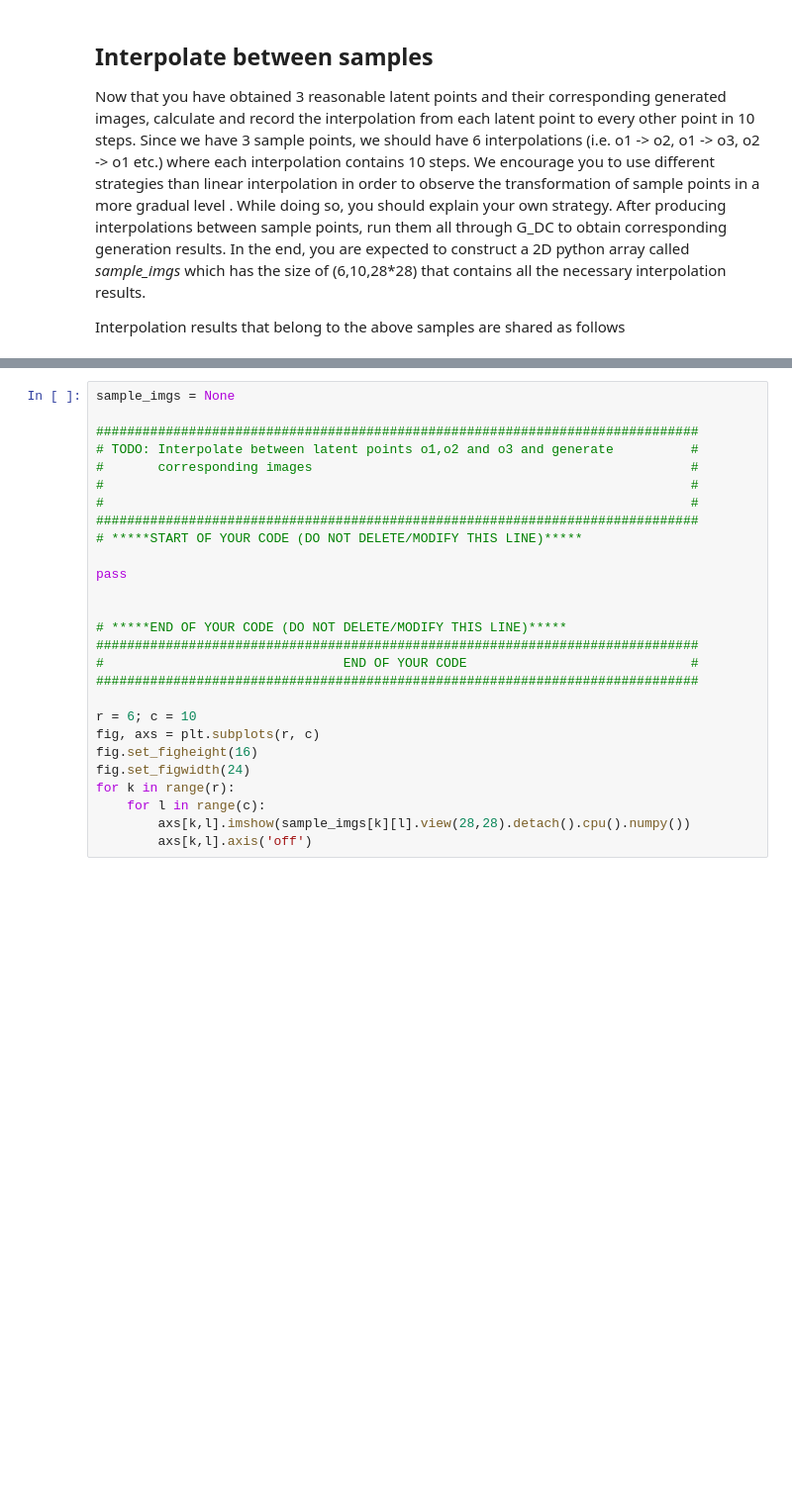
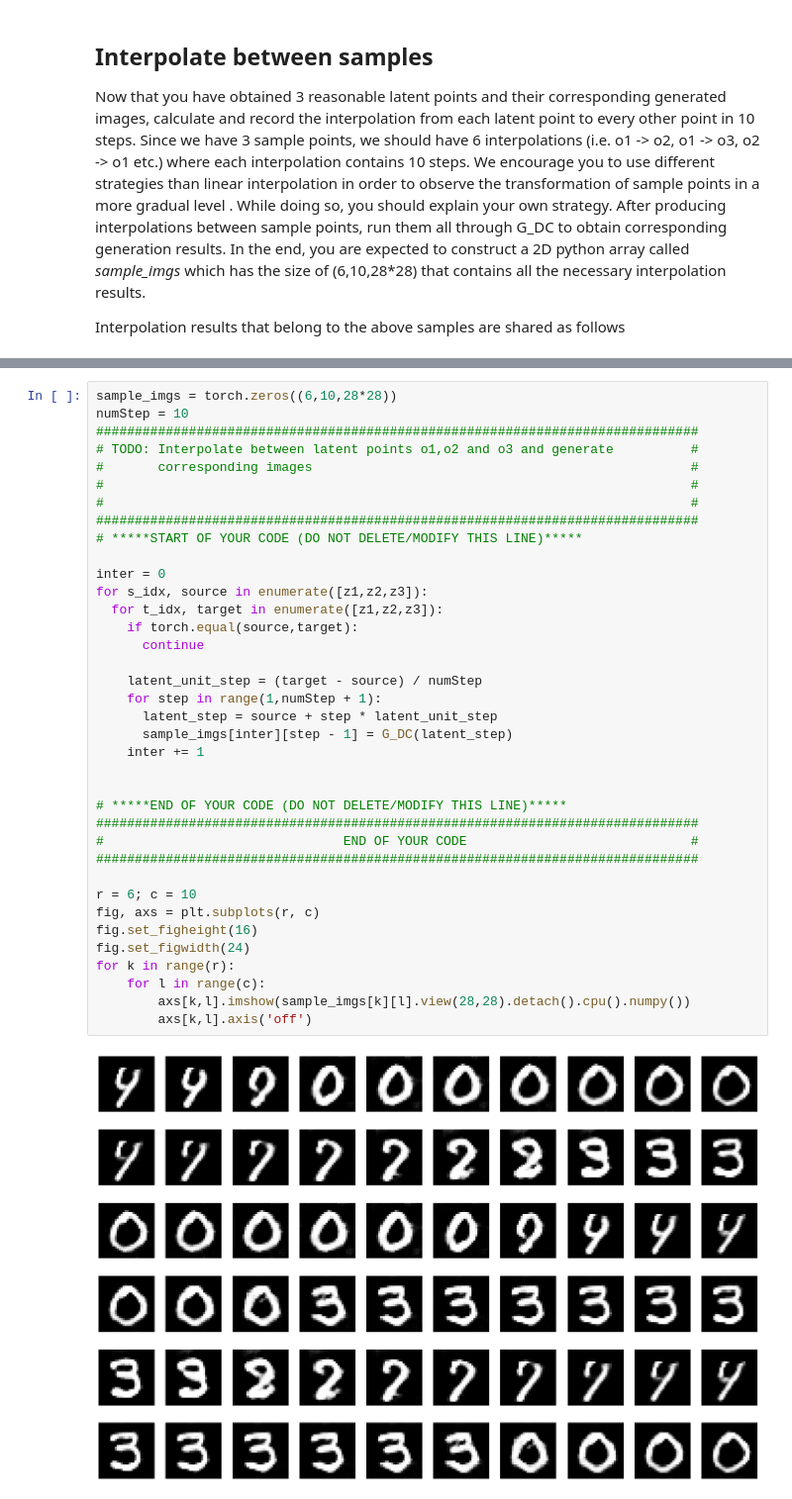
Before and after one commit to keremgirenes/COMP411-Computer-Vision-with-Deep-Learning, a Jupyter notebook: Assignments/assignment3_2022_questions/assignment3/Generative_Adversarial_Networks.ipynb, the cells around one changed output, grey strips where cells are left out. Shown at 99% size. Drawn from its saved outputs; the diff is of its cells as text; blank space fills up the shorter version.

```diff
--- a/Assignments/assignment3_2022_questions/assignment3/Generative_Adversarial_Networks.ipynb
+++ b/Assignments/assignment3_2022_questions/assignment3/Generative_Adversarial_Networks.ipynb
@@ -585,27 +742,39 @@ Image("interpolations.png", width=900, height=900)
 # %%
-sample_imgs = None
-
+sample_imgs = torch.zeros((6,10,28*28))
+numStep = 10
 ##############################################################################
 # TODO: Interpolate between latent points o1,o2 and o3 and generate          #
 #       corresponding images                                                 #
 #                                                                            #
 #                                                                            #
 ##############################################################################
 # *****START OF YOUR CODE (DO NOT DELETE/MODIFY THIS LINE)*****
 
-pass
+inter = 0
+for s_idx, source in enumerate([z1,z2,z3]):
+  for t_idx, target in enumerate([z1,z2,z3]):
+    if torch.equal(source,target):
+      continue
+
+    latent_unit_step = (target - source) / numStep
+    for step in range(1,numStep + 1):
+      latent_step = source + step * latent_unit_step
+      sample_imgs[inter][step - 1] = G_DC(latent_step)
+    inter += 1
 
 
 # *****END OF YOUR CODE (DO NOT DELETE/MODIFY THIS LINE)*****
 ##############################################################################
 #                               END OF YOUR CODE                             #
 ##############################################################################
 
 r = 6; c = 10
 fig, axs = plt.subplots(r, c)
 fig.set_figheight(16)
 fig.set_figwidth(24)
 for k in range(r):
     for l in range(c):
         axs[k,l].imshow(sample_imgs[k][l].view(28,28).detach().cpu().numpy())
         axs[k,l].axis('off')
+# %% [output]
+[figure, added]
```
Also changed, not shown: parts of 28 cells of this notebook, 2 other files.
